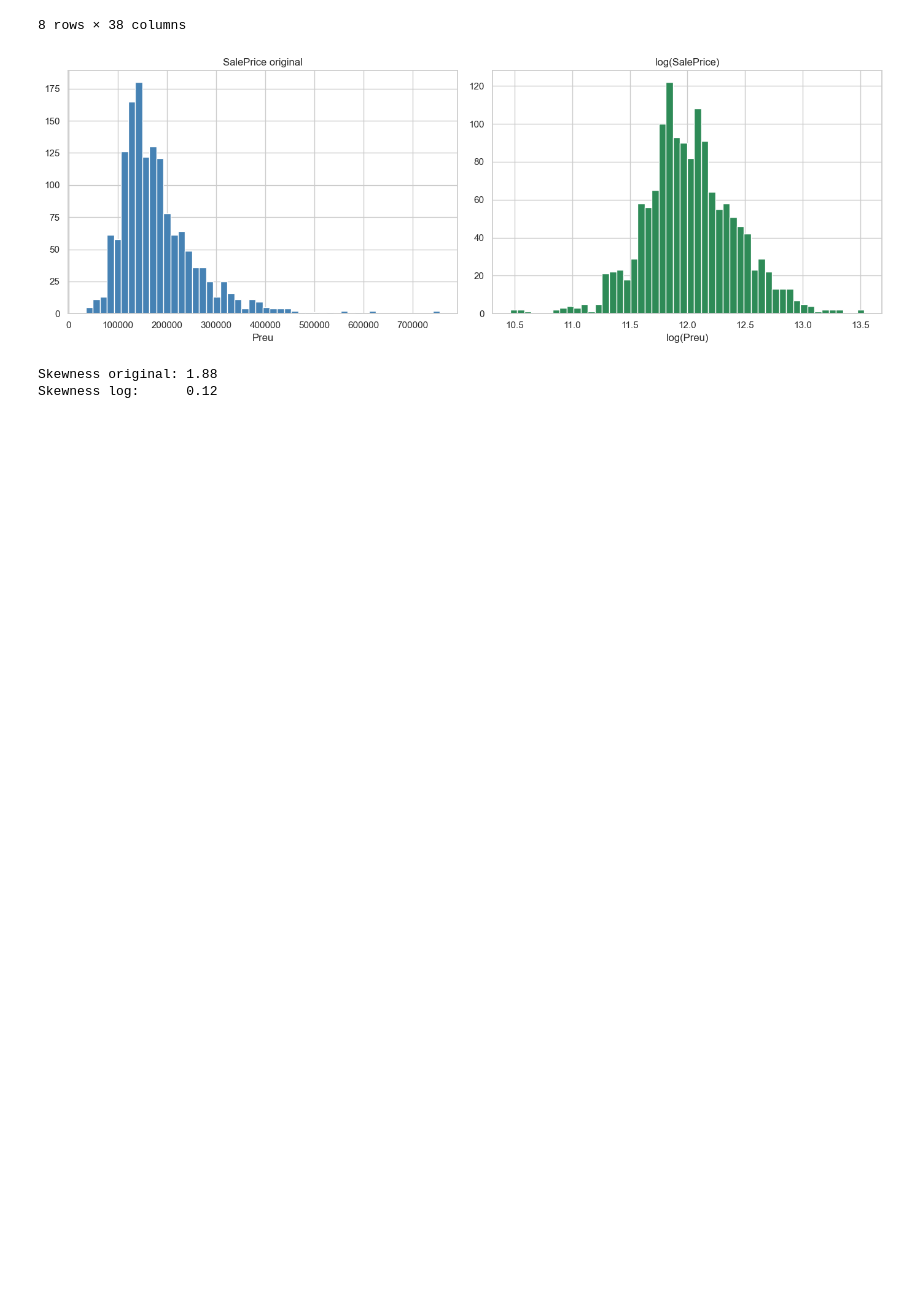
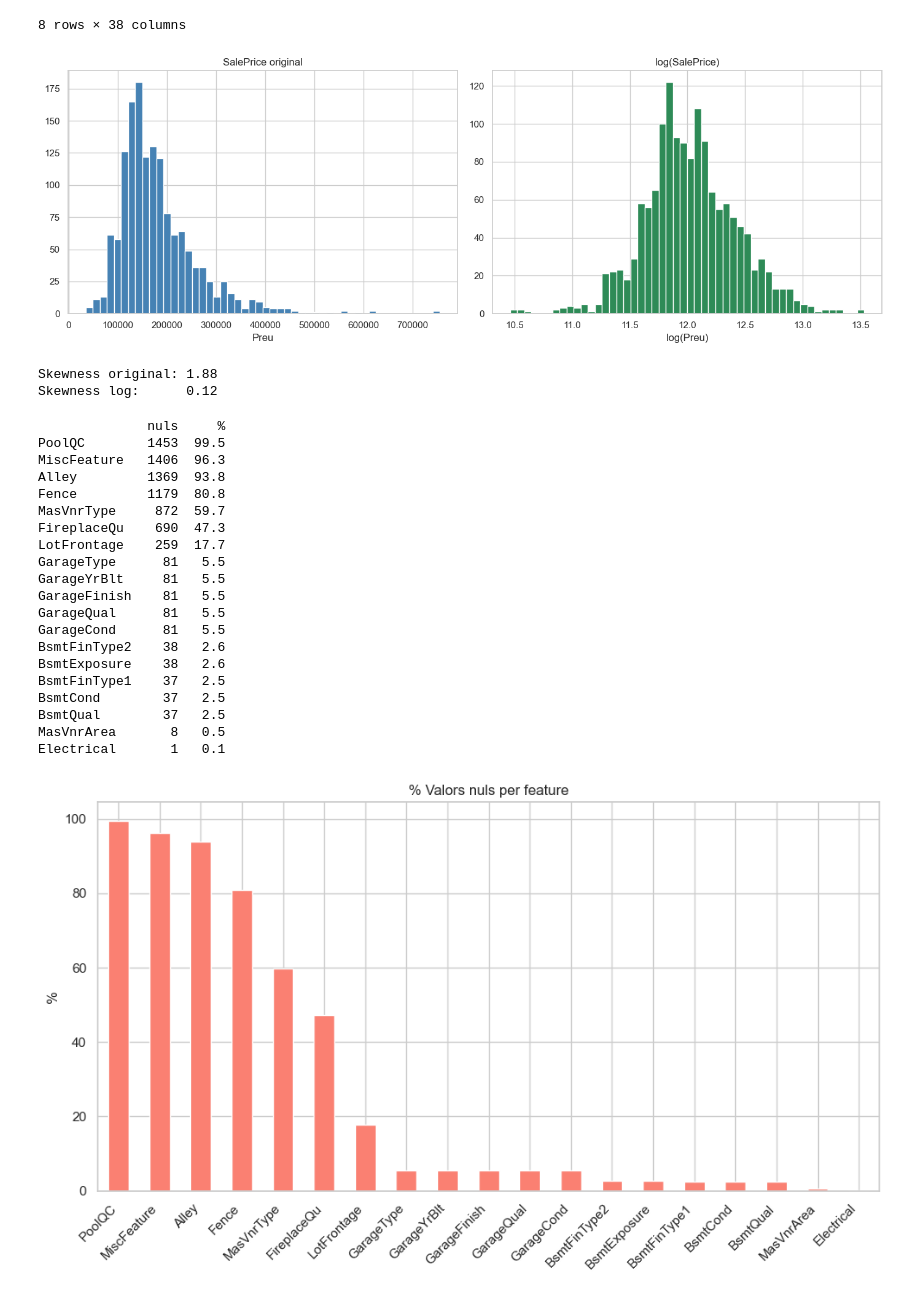
Before and after one commit to Carontsubs/kaggle-house-prices, a Jupyter notebook: notebooks/01_EDA.ipynb, the cells around one changed output. Saved outputs shown, nothing was run; the diff lists cells and outputs as text; code cells hidden in the pictures; blank space fills up the shorter version.

```diff
--- a/notebooks/01_EDA.ipynb
+++ b/notebooks/01_EDA.ipynb
@@ -71,3 +71,41 @@ print(f"Skewness log:      {np.log1p(train['SalePrice']).skew():.2f}")
 [figure]
 Skewness original: 1.88
 Skewness log:      0.12
+# %%
+nulls = train.isnull().sum()
+nulls = nulls[nulls > 0].sort_values(ascending=False)
+pct = (nulls / len(train) * 100).round(1)
+
+null_df = pd.DataFrame({'nuls': nulls, '%': pct})
+print(null_df)
+
+# Visualització
+plt.figure(figsize=(10, 6))
+pct.plot(kind='bar', color='salmon')
+plt.title('% Valors nuls per feature')
+plt.ylabel('%')
+plt.xticks(rotation=45, ha='right')
+plt.tight_layout()
+plt.show()
+# %% [output]
+              nuls     %
+PoolQC        1453  99.5
+MiscFeature   1406  96.3
+Alley         1369  93.8
+Fence         1179  80.8
+MasVnrType     872  59.7
+FireplaceQu    690  47.3
+LotFrontage    259  17.7
+GarageType      81   5.5
+GarageYrBlt     81   5.5
+GarageFinish    81   5.5
+GarageQual      81   5.5
+GarageCond      81   5.5
+BsmtFinType2    38   2.6
+BsmtExposure    38   2.6
+BsmtFinType1    37   2.5
+BsmtCond        37   2.5
+BsmtQual        37   2.5
+MasVnrArea       8   0.5
+Electrical       1   0.1
+[figure, added]
```
Also changed, not shown: parts of 1 cell of this notebook.
